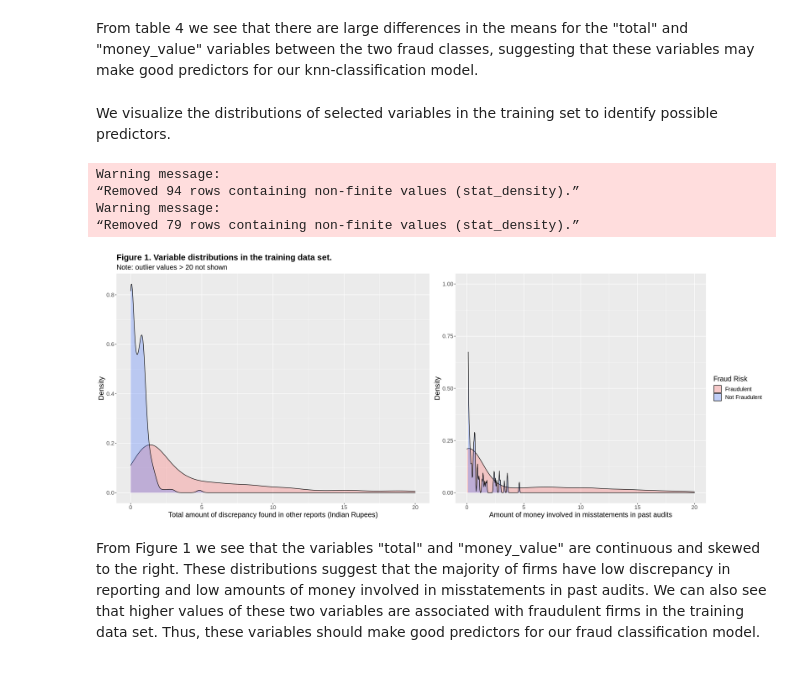
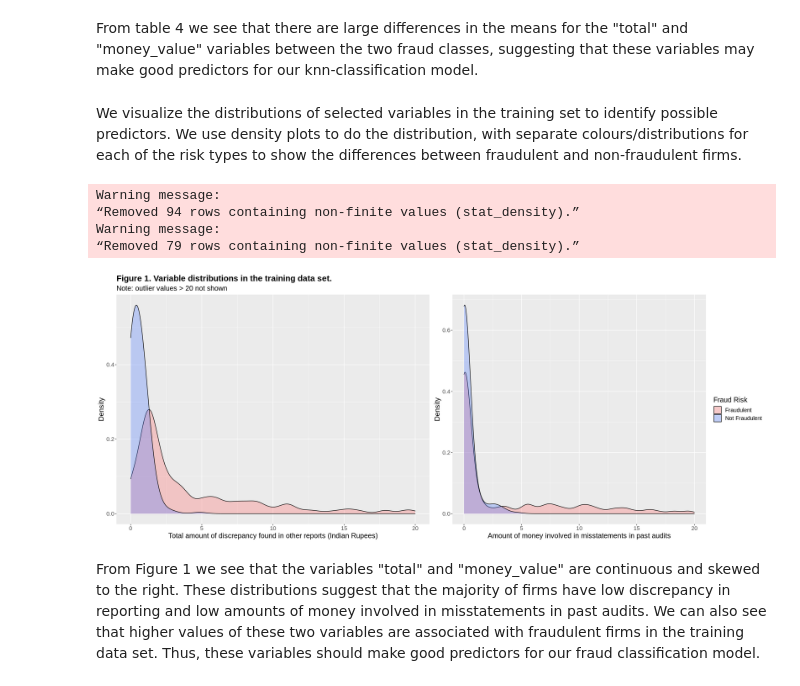
Before and after one commit to hakkd/KNN-Fraud-Detection, a Jupyter notebook: Report_group17.ipynb, the cells around one changed output. Drawn from its saved outputs; the diff is of its cells as text; code cells hidden in the pictures.

Commit message:
made density plot smoother

```diff
--- a/Report_group17.ipynb
+++ b/Report_group17.ipynb
@@ -179,7 +179,7 @@ A tibble: 2 × 17
 # %% [markdown]
 From table 4 we see that there are large differences in the means for the "total" and "money_value" variables between the two fraud classes, suggesting that these variables may make good predictors for our knn-classification model.
 # %% [markdown]
-We visualize the distributions of selected variables in the training set to identify possible predictors.
+We visualize the distributions of selected variables in the training set to identify possible predictors. We use density plots to do the distribution, with separate colours/distributions for each of the risk types to show the differences between fraudulent and non-fraudulent firms.
 # %%
 # select columns for further analysis
 audit_train_select <- audit_train |> select(total, money_value, risk)
@@ -188,39 +188,39 @@ audit_train_select <- audit_train |> select(total, money_value, risk)
 options(repr.plot.width = 20, repr.plot.height = 8)
 
 total_plot <- ggplot(audit_train_select, aes(x = total, fill = risk)) +
-    geom_density(alpha = 0.3) +
+    geom_density(alpha = 0.3, bw = 0.5) +
     xlim(0, 20) +
     #ylim(0, 200) +
     labs(x = "Total amount of discrepancy found in other reports (Indian Rupees)",
          y = "Density") +
     scale_fill_manual(labels = c("Fraudulent", "Not Fraudulent"),
                      values = c("indianred1", "royalblue1")) +
     ggtitle("Figure 1. Variable distributions in the training data set.",
            subtitle = "Note: outlier values > 20 not shown")+
     theme(legend.position = "none",
           plot.title = element_text(face = "bold", size = 18),
          text = element_text(size = 15))
 
 money_val_plot <- ggplot(audit_train_select, aes(x = money_value, fill = risk)) +
-    geom_density(alpha = 0.3) +
+    geom_density(alpha = 0.3, bw = 0.5) +
     xlim(0, 20) +
-    ylim(0, 1) +
+    # ylim(0, 0.5) +
     labs(x = "Amount of money involved in misstatements in past audits",
          y = "Density",
         fill = "Fraud Risk") +
     scale_fill_manual(labels = c("Fraudulent", "Not Fraudulent"),
                      values = c("indianred1", "royalblue1")) +
     ggtitle(" ", subtitle = " ") +
     theme(text = element_text(size = 15))
 
 grid.arrange(total_plot, money_val_plot,
              ncol = 2)
 # %% [output]
 Warning message:
 “Removed 94 rows containing non-finite values (stat_density).”
 Warning message:
 “Removed 79 rows containing non-finite values (stat_density).”
-[figure, old version]
+[figure, new version]
 # %% [markdown]
 From Figure 1 we see that the variables "total" and "money_value" are continuous and skewed to the right. These distributions suggest that the majority of firms have low discrepancy in reporting and low amounts of money involved in misstatements in past audits. We can also see that higher values of these two variables are associated with fraudulent firms in the training data set. Thus, these variables should make good predictors for our fraud classification model.
 # %% [markdown]
```
